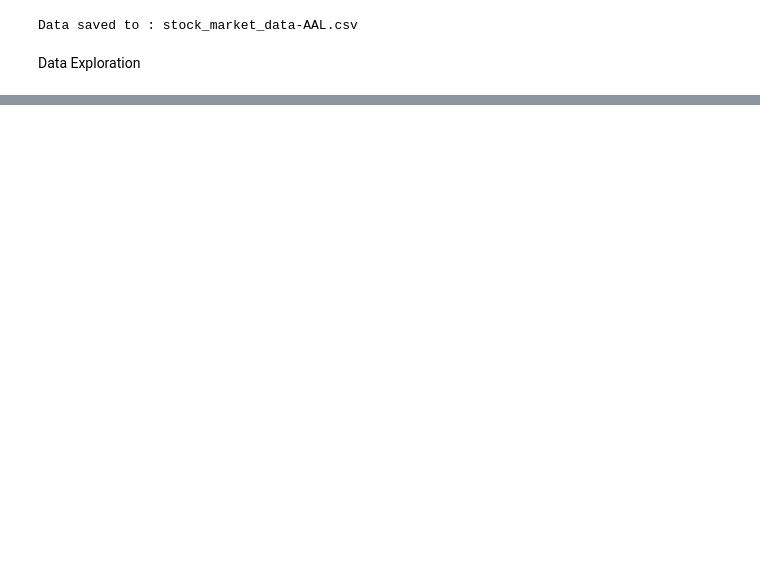
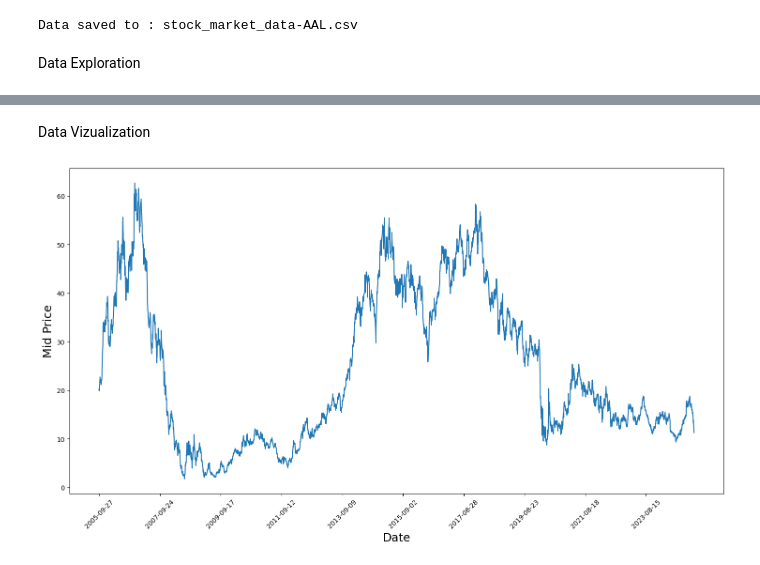
Before and after one commit to yashvisal/lstm-stock-market, a Jupyter notebook: main.ipynb, the cells around one changed output, grey strips where cells are left out. Cells and saved outputs as stored; diff of their text form; code cells hidden in the pictures; blank space fills up the shorter version.

```diff
--- a/main.ipynb
+++ b/main.ipynb
@@ -39,3 +50,9 @@ if not os.path.exists(file_to_save):
 Data saved to : stock_market_data-AAL.csv
 # %% [markdown]
 Data Exploration
+# %%
+# Sort DataFrame by date
+df = df.sort_values('Date')
+
+# Double check the result
+df.head()
@@ -41,0 +66,11 @@ Data Exploration
+# %% [markdown]
+Data Vizualization
+# %%
+plt.figure(figsize = (18,9))
+plt.plot(range(df.shape[0]),(df['Low']+df['High'])/2.0)
+plt.xticks(range(0,df.shape[0],500),df['Date'].loc[::500],rotation=45)
+plt.xlabel('Date',fontsize=18)
+plt.ylabel('Mid Price',fontsize=18)
+plt.show()
+# %% [output]
+[figure, added]
```
Also changed, not shown: parts of 2 cells of this notebook.
